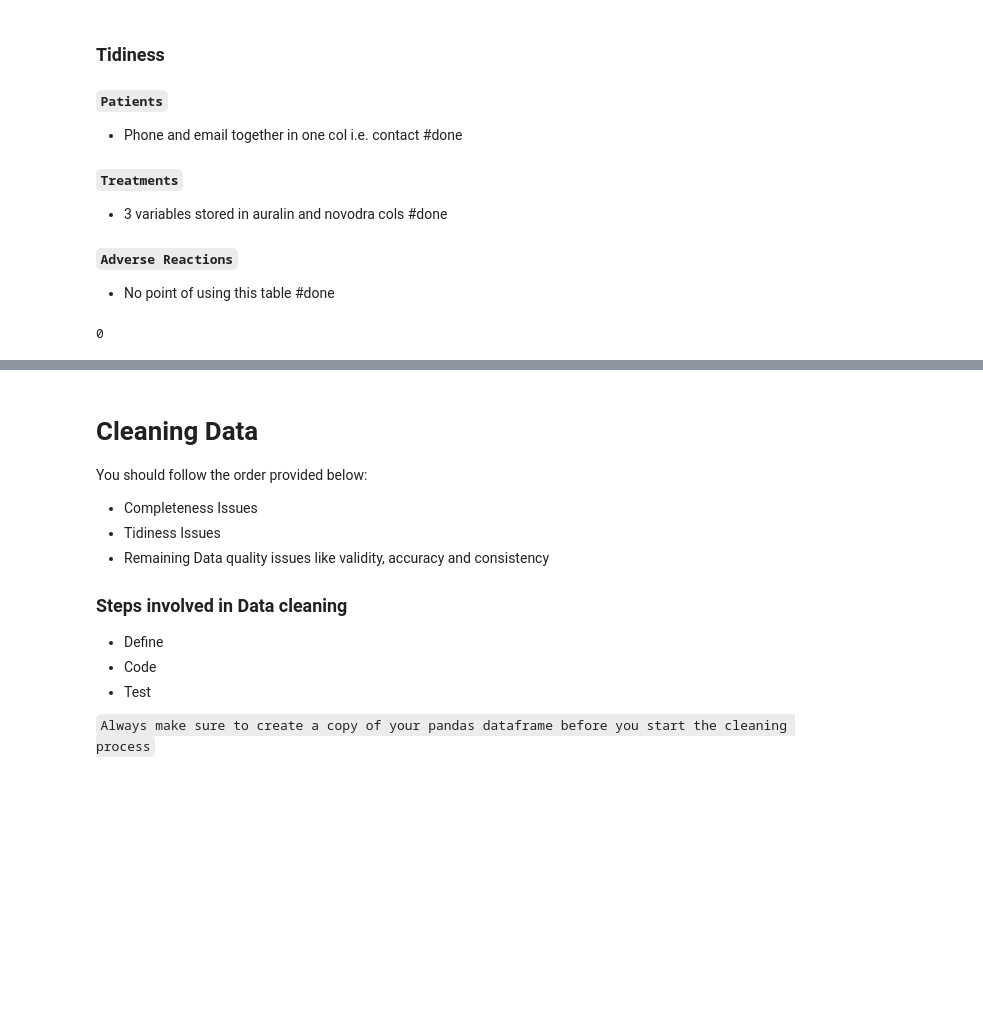
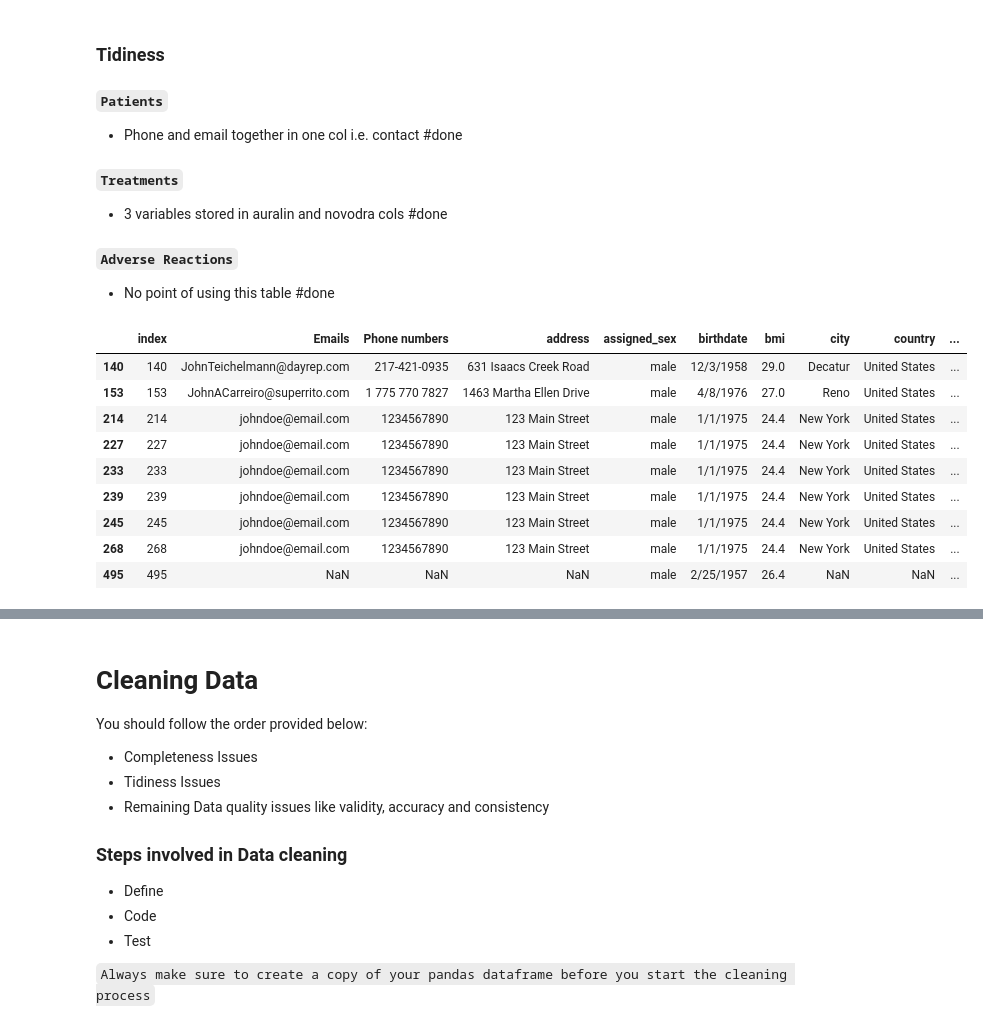
Before and after one commit to Sanaa495/data-wrangling, a Jupyter notebook: Data Wrangling.ipynb, the cells around one changed output, grey strips where cells are left out. Saved outputs shown, nothing was run; the diff lists cells and outputs as text; code cells hidden in the pictures; blank space fills up the shorter version.

```diff
--- a/Data Wrangling.ipynb
+++ b/Data Wrangling.ipynb
@@ -229,7 +229,16 @@ patients[patients['address'].duplicated()]
 #### `Adverse Reactions`
 
 - No point of using this table    #done
-# %%
-patients_copy.duplicated().sum()
-# %% [output]
-0
+# %%
+patients_copy[patients_copy['given_name']=='John']
+# %% [output]
+|  | index | Emails | Phone numbers | address | assigned_sex | birthdate | bmi | city | country | ... |
+| 140 | 140 | JohnTeichelmann@dayrep.com | 217-421-0935 | 631 Isaacs Creek Road | male | 12/3/1958 | 29.0 | Decatur | United States | ... |
+| 153 | 153 | JohnACarreiro@superrito.com | 1 775 770 7827 | 1463 Martha Ellen Drive | male | 4/8/1976 | 27.0 | Reno | United States | ... |
+| 214 | 214 | johndoe@email.com | 1234567890 | 123 Main Street | male | 1/1/1975 | 24.4 | New York | United States | ... |
+| 227 | 227 | johndoe@email.com | 1234567890 | 123 Main Street | male | 1/1/1975 | 24.4 | New York | United States | ... |
+| 233 | 233 | johndoe@email.com | 1234567890 | 123 Main Street | male | 1/1/1975 | 24.4 | New York | United States | ... |
+| 239 | 239 | johndoe@email.com | 1234567890 | 123 Main Street | male | 1/1/1975 | 24.4 | New York | United States | ... |
+| 245 | 245 | johndoe@email.com | 1234567890 | 123 Main Street | male | 1/1/1975 | 24.4 | New York | United States | ... |
+| 268 | 268 | johndoe@email.com | 1234567890 | 123 Main Street | male | 1/1/1975 | 24.4 | New York | United States | ... |
+| 495 | 495 | NaN | NaN | NaN | male | 2/25/1957 | 26.4 | NaN | NaN | ... |
```
Also changed, not shown: parts of 30 cells of this notebook, 11 other files.
